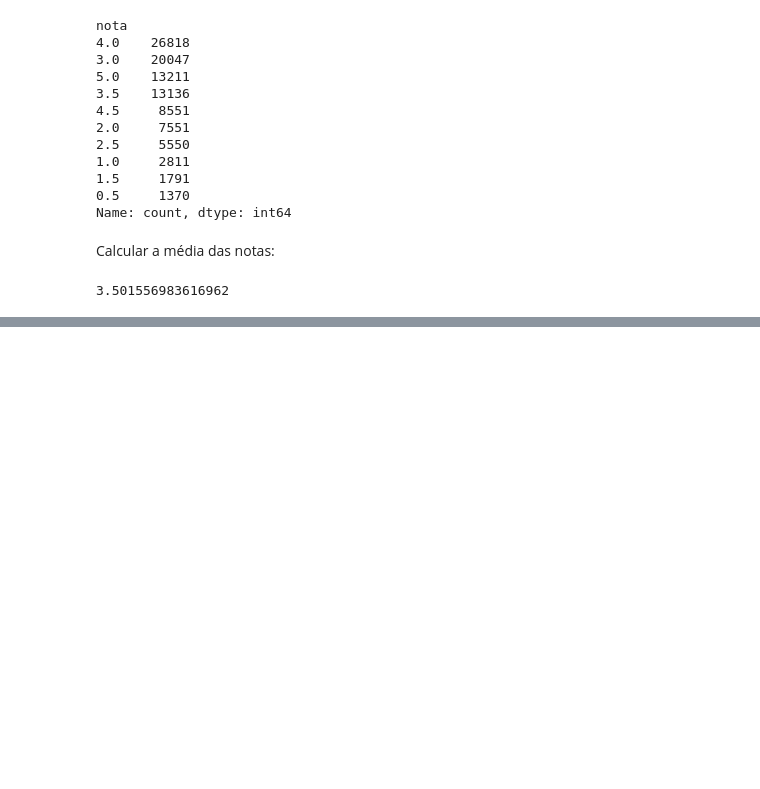
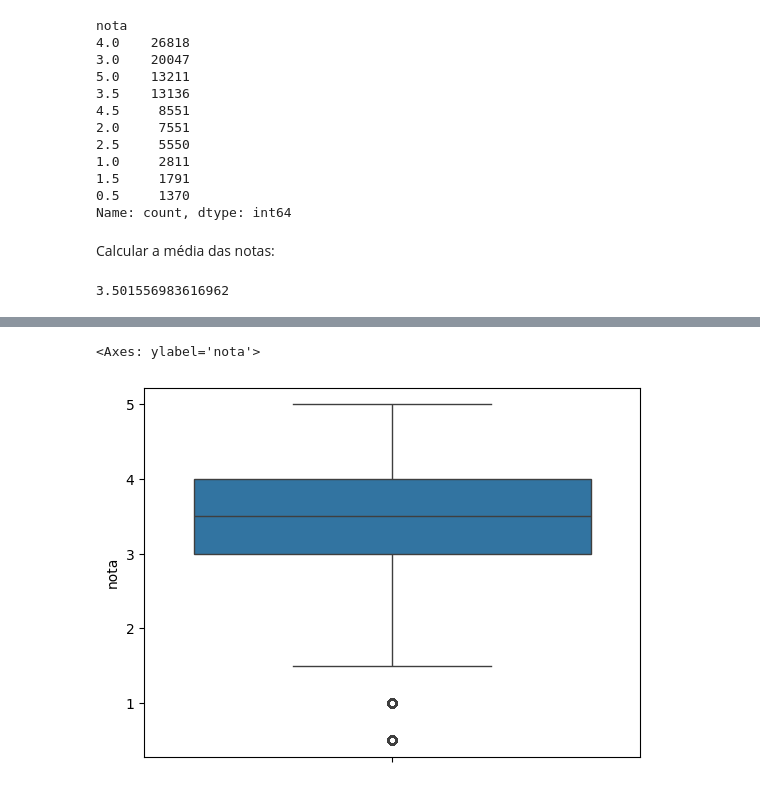
Before and after one commit to alex-sandro/Curso-data-science, a Jupyter notebook: Curso_Data_Science.ipynb, the cells around one changed output, grey strips where cells are left out. Cells and saved outputs as stored; diff of their text form; code cells hidden in the pictures; blank space fills up the shorter version.

```diff
--- a/Curso_Data_Science.ipynb
+++ b/Curso_Data_Science.ipynb
@@ -101,0 +123,6 @@ notas["nota"].mean()
+# %%
+import seaborn as sns
+sns.boxplot(notas.nota)
+# %% [output]
+<Axes: ylabel='nota'>
+[figure, added]
```
Also changed, not shown: parts of 4 cells of this notebook.
